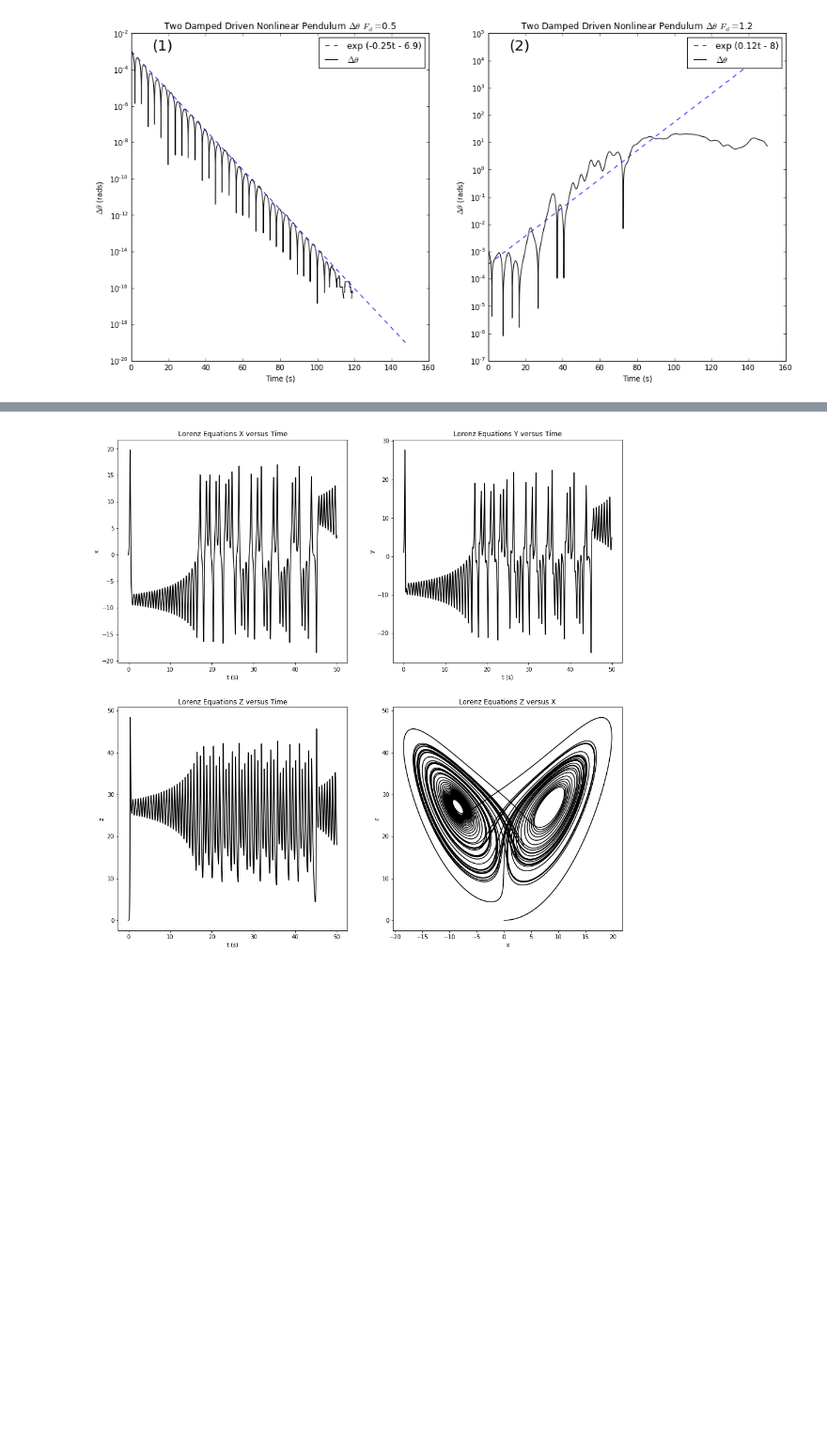
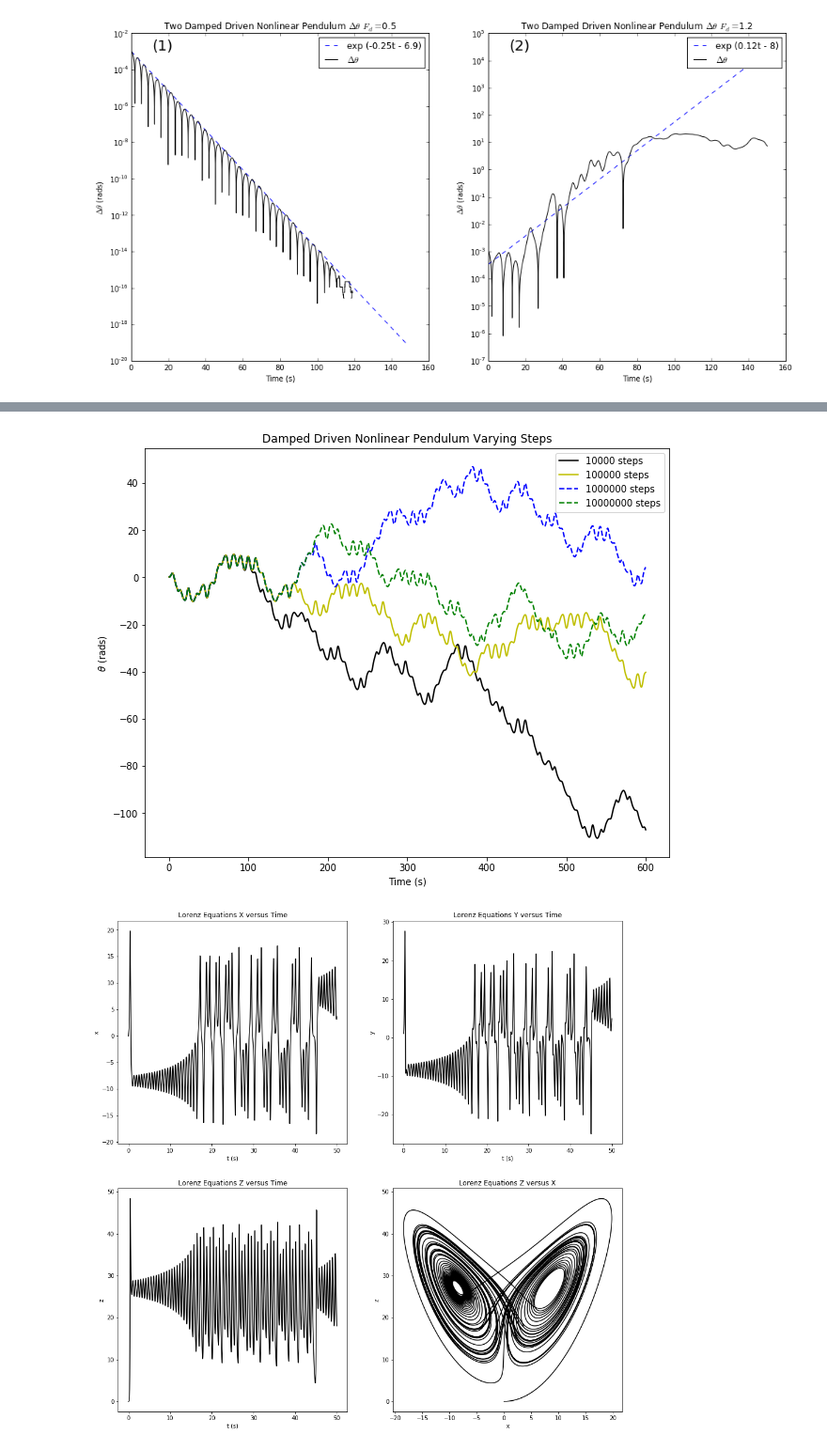
Before and after one commit to DannieWright/Final_Project, a Jupyter notebook: Final Project.ipynb, the cells around one changed output, grey strips where cells are left out. Shown at 94% size. Drawn from its saved outputs; the diff is of its cells as text; code cells hidden in the pictures; blank space fills up the shorter version.

```diff
--- a/Final Project.ipynb
+++ b/Final Project.ipynb
@@ -408,3 +431,51 @@ These plots show the difference in the angular position of two pendulums that st
+# %%
+if "__main__" == __name__:
+
+    styles = ["-k", "-y", "--b", "--g"]
+
+    #set Runge-Kutta argument values
+    a = 0 #s
+    b = 600 #s
+    interval = (a, b)
+    steps = [10000, 100000, 1000000, 10000000]
+    order = 4
+    numIndepVars = 2
+
+    #set initial pendulum values
+    g = 9.8 #m/^s
+    l = 9.8 #m
+    alpha_f = 0.5 #N/kgs
+    F_d = 1.2 #N/kg
+    omega_d = 2/3 #rads/sec
+    r0 = (0.0, 0.2) #omega (rads/sec), theta (rads)
+
+    #set up the graph
+    plt.figure(figsize=(10, 8))
+    ax = plt.subplot (111)
+    ax.set_xlabel ("Time (s)")
+    ax.set_ylabel (r"$\theta$ (rads)")
+    ax.set_title ("Damped Driven Nonlinear Pendulum Varying Steps")
+
+    #initialize style count to zero
+    count = 0
+
+    #plot each figure
+    for i in range (len (steps)):
+
+        #solve for the oscillator values
+        solution = rk (nonlinearPendulum, numIndepVars, r0, interval, steps[i], g,
+                       l, alpha_f, F_d, omega_d, order = 4)
+
+        #plot the current solution
+        ax.plot (solution[:,0], solution[:,2], styles[count], label = "{} steps".format (steps[i]))
+
+        #increment count for the graph style
+        count += 1
+
+    plt.legend()
+    plt.show()
+# %% [output]
+[figure, added]
 # %%
 if __name__ == "__main__":
     sigma = 10.0
```
Also changed, not shown: parts of 9 cells of this notebook.
